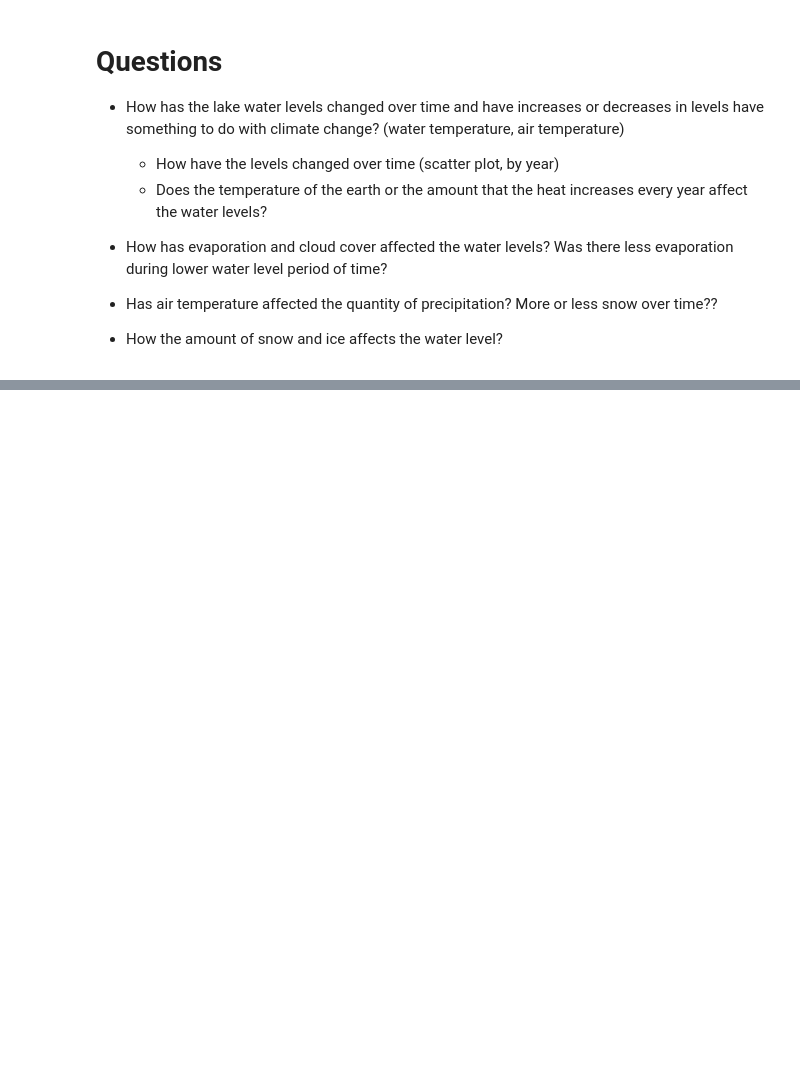
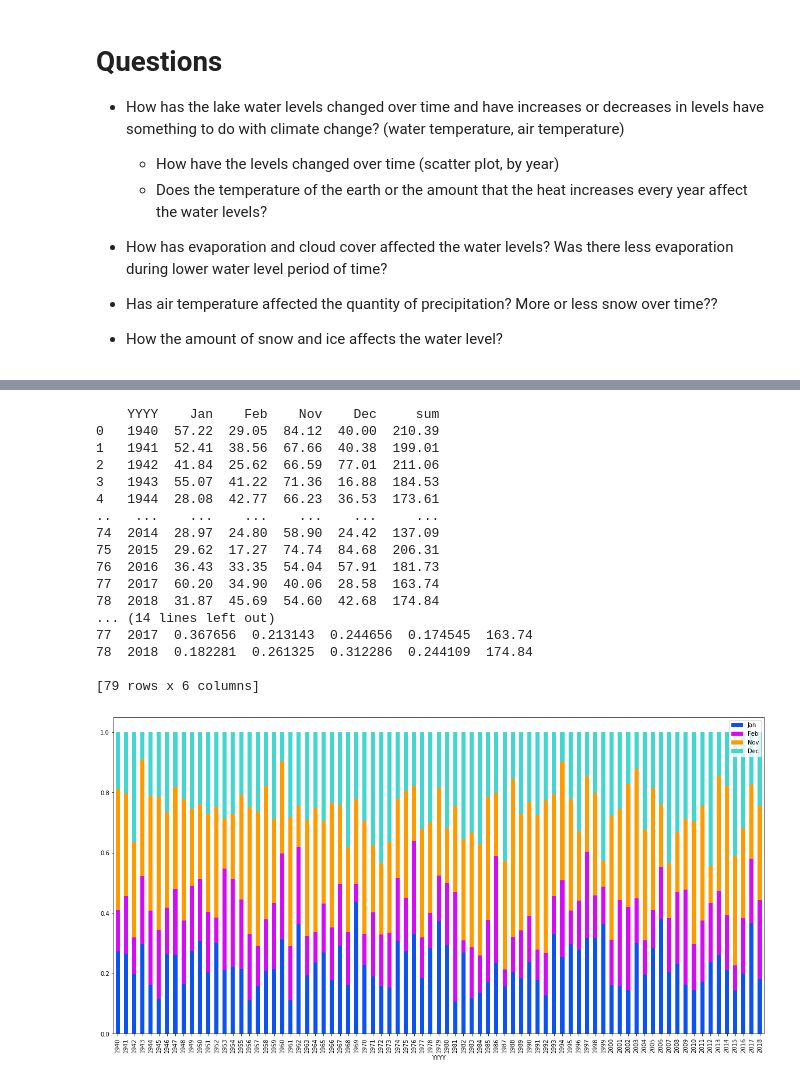
Before and after one commit to olivia1117/LakeWaterLevelData, a Jupyter notebook: Water Level Data Project.ipynb, the cells around one changed output, grey strips where cells are left out. Cells and saved outputs as stored; diff of their text form; code cells hidden in the pictures; blank space fills up the shorter version.

```diff
--- a/Water Level Data Project.ipynb
+++ b/Water Level Data Project.ipynb
@@ -227,0 +304,75 @@ import pandas as pd
+# %%
+
+#Bar graph with precipitation data and then showing the means for nov-feb
+
+#data from 2019 was deleted because of the N/A (10/4/20)
+
+import pandas as pd
+import seaborn as sns
+import numpy as np
+import matplotlib as plt
+
+precip_mic_mon_df = pd.read_csv(r'./Copy of precipitation_mic_lake_mon.csv', skiprows = [0,1,2,3,4] )
+precip_mic_mon_df = precip_mic_mon_df.rename(columns = lambda x: x.strip())
+#precip_mic_mon_df = precip_mic_mon_df.drop(precip_mic_mon_df.columns['Mar', 'Apr', 'May', 'Jun', 'Jul', 'Aug', 'Sep' 'Oct'], axis = 6)
+
+precip_mic_mon_df = precip_mic_mon_df.drop(columns = ['Mar', 'Apr', 'May', 'Jun', 'Jul', 'Aug', 'Sep', 'Oct'])
+#precip_mic_mon_df = matplotlib.pyplot.subplot(1, 1, figsize=[5, 3])
+listofdata = list(precip_mic_mon_df)
+#print (precip_mic_mon_df)
+#precip_mic_mon_df.plot.bar(x = 'YYYY', figsize=(20,10))
+jan_color = "#0C52F3"
+feb_color = "#D40CF3"
+nov_color = "#FF9A00"
+dec_color = "#43D6CE"
+
+# Create an array with the colors you want to use
+colors = [jan_color, feb_color, nov_color, dec_color]# Set your custom color palette
+#customPalette = sns.set_palette(sns.color_palette(colors))
+
+sum_df = precip_mic_mon_df.drop(columns = ['YYYY']).sum(axis = 1)
+precip_mic_mon_df["sum"] = sum_df
+print(precip_mic_mon_df)
+
+precip_mic_mon_df.loc[:,"Jan":"Dec"] = precip_mic_mon_df.loc[:,"Jan":"Dec"].div(precip_mic_mon_df["sum"],
+axis = 0)
+
+precip_mic_mon_df.plot.bar(x = 'YYYY', y = ['Jan', 'Feb', 'Nov', 'Dec'], figsize = (20,10), color = colors, stacked = True)
+print(listofdata)
+print(len(listofdata[3]))
+
+
+
+
+# getting years to be x-coordinate instead of data on the actual bar graph
+
+#df = pd.DataFrame({'Precipitation': ['Jan','Feb','Nov','Dec'], 'val':[0, 200, 10, ]})
+
+#precip_mic_mon_df.plot.bar(x ='YYYY', y='Jan', rot=0)
+
+
+print(precip_mic_mon_df)
+
+
+
+
+#add x-label and y-label and title
+# %% [output]
+    YYYY    Jan    Feb    Nov    Dec     sum
+0   1940  57.22  29.05  84.12  40.00  210.39
+1   1941  52.41  38.56  67.66  40.38  199.01
+2   1942  41.84  25.62  66.59  77.01  211.06
+3   1943  55.07  41.22  71.36  16.88  184.53
+4   1944  28.08  42.77  66.23  36.53  173.61
+..   ...    ...    ...    ...    ...     ...
+74  2014  28.97  24.80  58.90  24.42  137.09
+75  2015  29.62  17.27  74.74  84.68  206.31
+76  2016  36.43  33.35  54.04  57.91  181.73
+77  2017  60.20  34.90  40.06  28.58  163.74
+78  2018  31.87  45.69  54.60  42.68  174.84
+... (14 lines left out)
+77  2017  0.367656  0.213143  0.244656  0.174545  163.74
+78  2018  0.182281  0.261325  0.312286  0.244109  174.84
+
+[79 rows x 6 columns]
+[figure, added]
```
Also changed, not shown: parts of 7 cells of this notebook, 2 other files.
